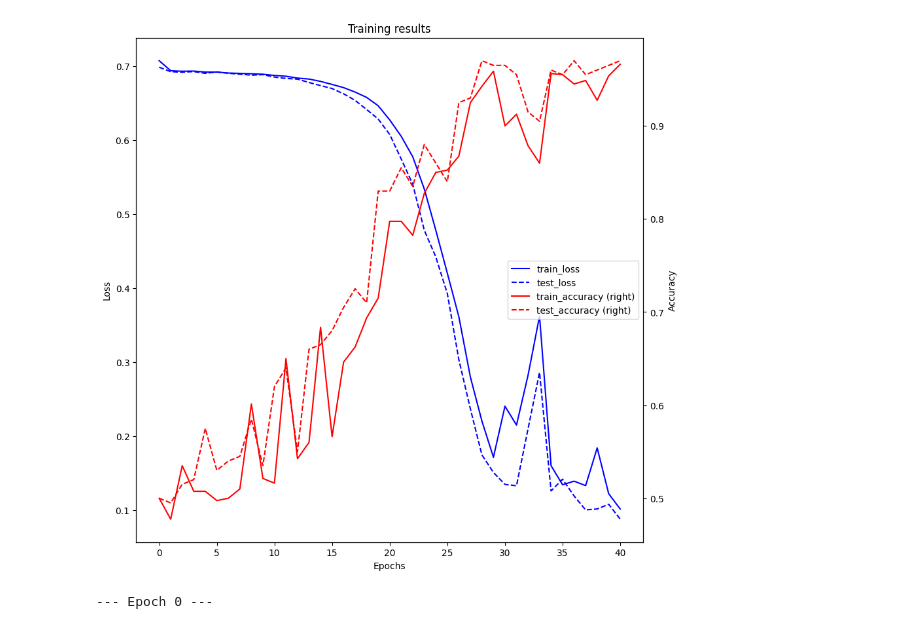
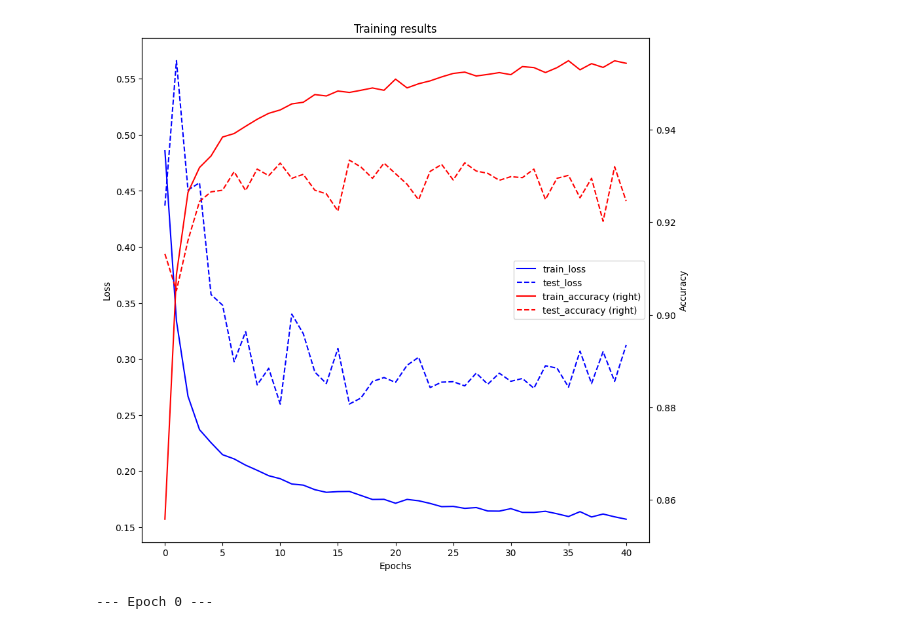
Before and after one commit to Johanmkr/WP1-Polyhedra, a Jupyter notebook: notebooks/optimize_new_tree.ipynb, the cells around one changed output. Saved outputs shown, nothing was run; the diff lists cells and outputs as text; code cells hidden in the pictures.

```diff
--- a/notebooks/optimize_new_tree.ipynb
+++ b/notebooks/optimize_new_tree.ipynb
@@ -19,7 +19,7 @@ from geobin_py import Region, Tree
 # %%
 from src_experiment import get_new_data, train_model_multiclass, NeuralNet
 # train, test = get_new_data("blobs", noise=.5, centers=20, n_features=3)
-train, test = get_new_data("circles", noise=0.05)
+train, test = get_new_data("mnist", noise=0.0)
 
 all_features = []
 all_labels = []
@@ -33,15 +33,15 @@ import torch
 X = torch.cat(all_features, dim=0).numpy()
 y = torch.cat(all_labels, dim=0).numpy()
 
-plt.figure(figsize=(8,8))
+# plt.figure(figsize=(8,8))
 
-# 3. Plot using the first two columns (dimensions) of the features
-# X[:, 0] is Feature 1, X[:, 1] is Feature 2
-plt.scatter(X[:, 0], X[:, 1], c=y, cmap='viridis', edgecolor='k', s=50)
+# # 3. Plot using the first two columns (dimensions) of the features
+# # X[:, 0] is Feature 1, X[:, 1] is Feature 2
+# plt.scatter(X[:, 0], X[:, 1], c=y, cmap='viridis', edgecolor='k', s=50)
 
-plt.title("Training Data")
-plt.xlabel("Feature 1")
-plt.ylabel("Feature 2")
-plt.grid(True)
+# plt.title("Training Data")
+# plt.xlabel("Feature 1")
+# plt.ylabel("Feature 2")
+# plt.grid(True)
 plt.show()
 # %% [output]
@@ -49,17 +60,17 @@ plt.show()
 # %%
 from visualization import plot_training
 from src_experiment import get_test_data
 hidden_sizes = [0,10,10,10,1]
 
 ActNet = NeuralNet(
-    input_size = 2,
+    input_size = 784,
     hidden_sizes = hidden_sizes[1:-1],
-    num_classes=2,
+    num_classes=10,
     # seed=0,
 )
 
 res, = train_model_multiclass(ActNet, train, test, epochs=41, save_everyth_epoch=10, SAVE_STATES=True, savepath=get_test_data())
 plot_training(res)
 # %% [output]
-[figure, old version]
+[figure, new version]
 # %%
```
Also changed, not shown: parts of 4 cells of this notebook, 6 other files.
